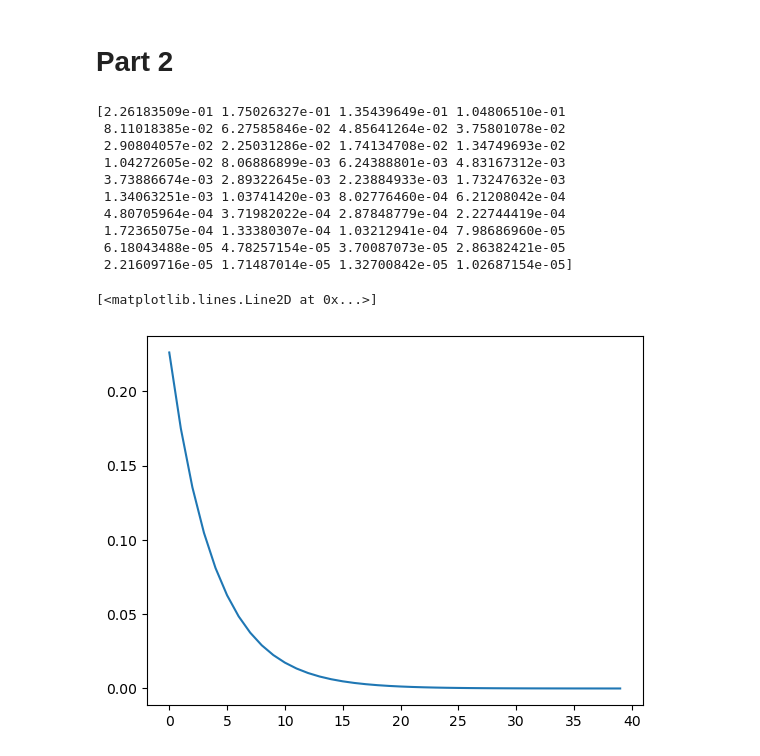
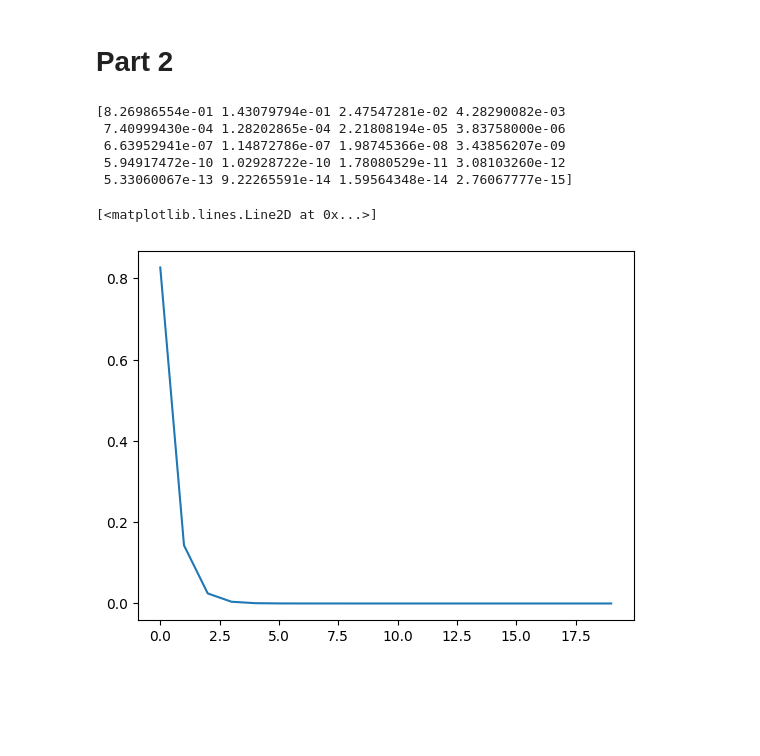
Before and after one commit to nerdimite/rebeca, a Jupyter notebook: rebeca/Scratchpad.ipynb, the cells around one changed output. Cells and saved outputs as stored; diff of their text form; code cells hidden in the pictures; blank space fills up the shorter version.

```diff
--- a/rebeca/Scratchpad.ipynb
+++ b/rebeca/Scratchpad.ipynb
@@ -512,41 +512,35 @@ import matplotlib.pyplot as plt
 # %%
 # import numpy library
 import numpy as np
 
 # define the exponential decay function
 def exp_decay(t, A, tau, C):
     return A * np.exp(-t / tau) + C
 
 # define the time array (you can change this as you like)
-t = np.linspace(0, 5, 40)
+t = np.linspace(0, 5, 20)
 
 # define the fixed parameters for the exponential decay function
 A = 1
-tau = 0.5
+tau = 0.15
 C = 0
 
 # generate an array of 64 numbers that follow the exponential decay curve
 array = exp_decay(t, A, tau, C)
 
 # divide the array by its sum to make it add up to 1
 array = np.array(array / np.sum(array))
 
 # print the array
 print(array)
+
+# plot the array
+plt.plot(array)
 # %% [output]
-[2.26183509e-01 1.75026327e-01 1.35439649e-01 1.04806510e-01
- 8.11018385e-02 6.27585846e-02 4.85641264e-02 3.75801078e-02
- 2.90804057e-02 2.25031286e-02 1.74134708e-02 1.34749693e-02
- 1.04272605e-02 8.06886899e-03 6.24388801e-03 4.83167312e-03
- 3.73886674e-03 2.89322645e-03 2.23884933e-03 1.73247632e-03
- 1.34063251e-03 1.03741420e-03 8.02776460e-04 6.21208042e-04
- 4.80705964e-04 3.71982022e-04 2.87848779e-04 2.22744419e-04
- 1.72365075e-04 1.33380307e-04 1.03212941e-04 7.98686960e-05
- 6.18043488e-05 4.78257154e-05 3.70087073e-05 2.86382421e-05
- 2.21609716e-05 1.71487014e-05 1.32700842e-05 1.02687154e-05]
+[8.26986554e-01 1.43079794e-01 2.47547281e-02 4.28290082e-03
+ 7.40999430e-04 1.28202865e-04 2.21808194e-05 3.83758000e-06
+ 6.63952941e-07 1.14872786e-07 1.98745366e-08 3.43856207e-09
+ 5.94917472e-10 1.02928722e-10 1.78080529e-11 3.08103260e-12
+ 5.33060067e-13 9.22265591e-14 1.59564348e-14 2.76067777e-15]
+[<matplotlib.lines.Line2D at 0x...>]
+[figure, added]
-# %%
-# plot the array
-plt.plot(array)
-# %% [output]
-[<matplotlib.lines.Line2D at 0x...>]
-[figure, removed]
```
Also changed, not shown: 3 other files.
